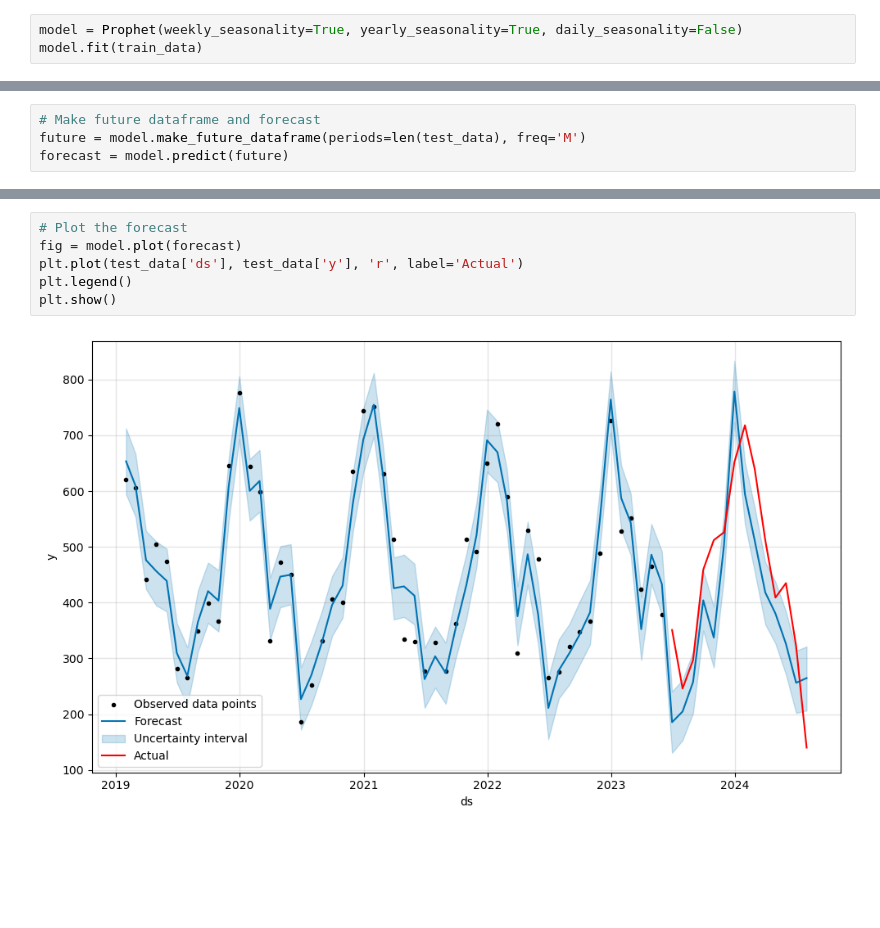
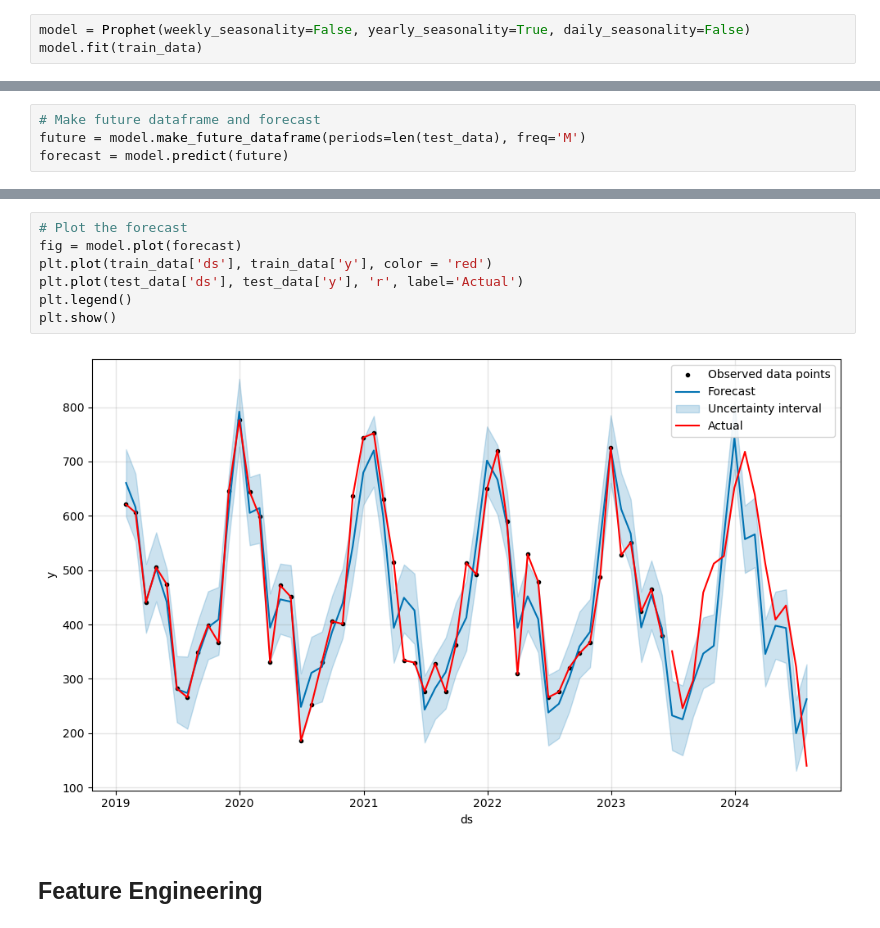
Before and after one commit to Khair1212/inventory_forecasting, a Jupyter notebook: monthly_forecast.ipynb, the cells around one changed output, grey strips where cells are left out. Saved outputs shown, nothing was run; the diff lists cells and outputs as text; blank space fills up the shorter version.

Commit message:
improved model's performance

```diff
--- a/monthly_forecast.ipynb
+++ b/monthly_forecast.ipynb
@@ -71,6 +156,6 @@ item_data_prophet = item_data.reset_index()[['transaction_date', 'quantity']].re
 train_size = int(len(item_data_prophet) * 0.8)
 train_data, test_data = item_data_prophet[:train_size], item_data_prophet[train_size:]
 # %%
-model = Prophet(weekly_seasonality=True, yearly_seasonality=True, daily_seasonality=False)
+model = Prophet(weekly_seasonality=False, yearly_seasonality=True, daily_seasonality=False)
 model.fit(train_data)
 # %% [output]
@@ -84,8 +196,11 @@ forecast = model.predict(future)
 # %%
 # Plot the forecast
 fig = model.plot(forecast)
+plt.plot(train_data['ds'], train_data['y'], color = 'red')
 plt.plot(test_data['ds'], test_data['y'], 'r', label='Actual')
 plt.legend()
 plt.show()
 # %% [output]
-[figure, old version]
+[figure, new version]
+# %% [markdown]
+## Feature Engineering
```
Also changed, not shown: parts of 55 cells of this notebook, 6 other files.
